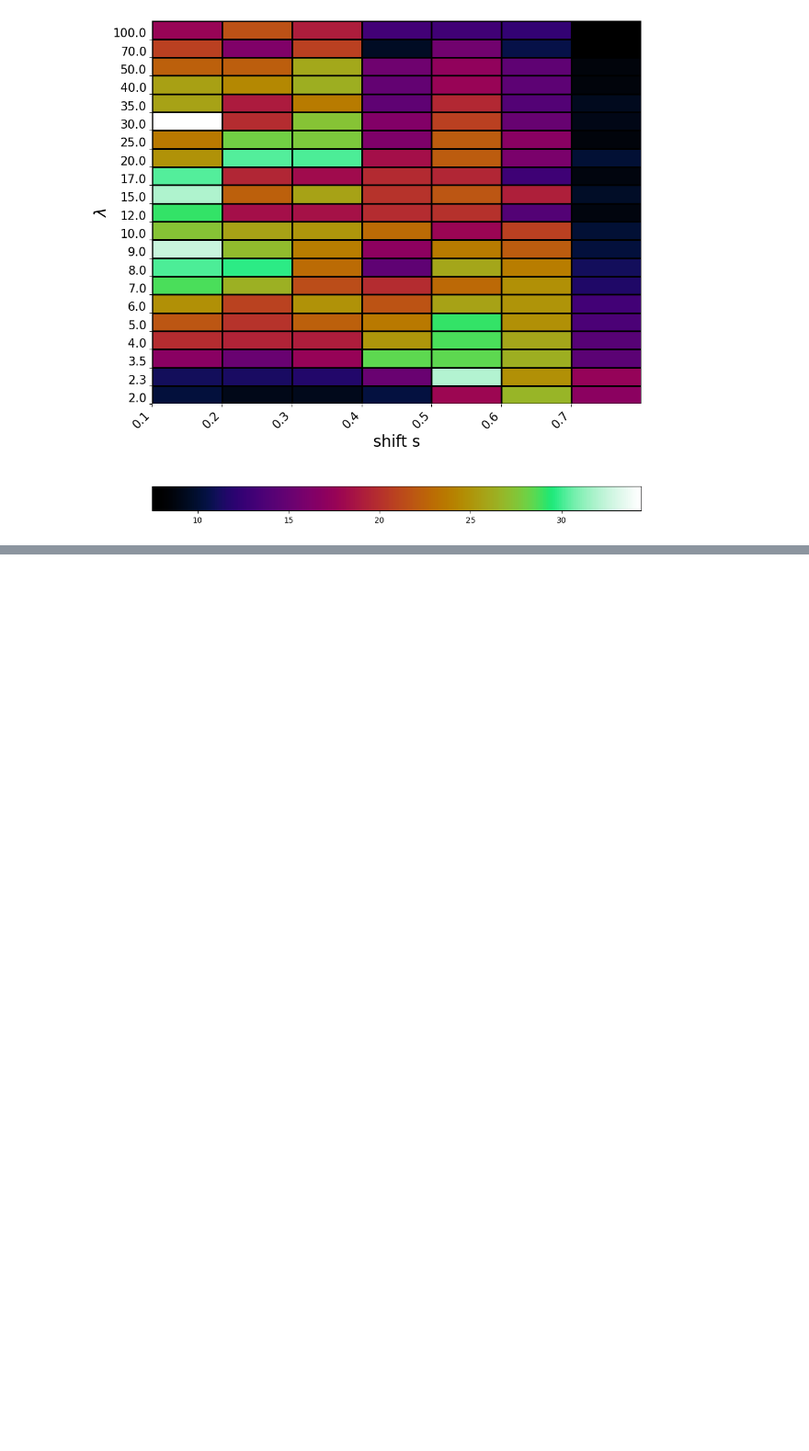
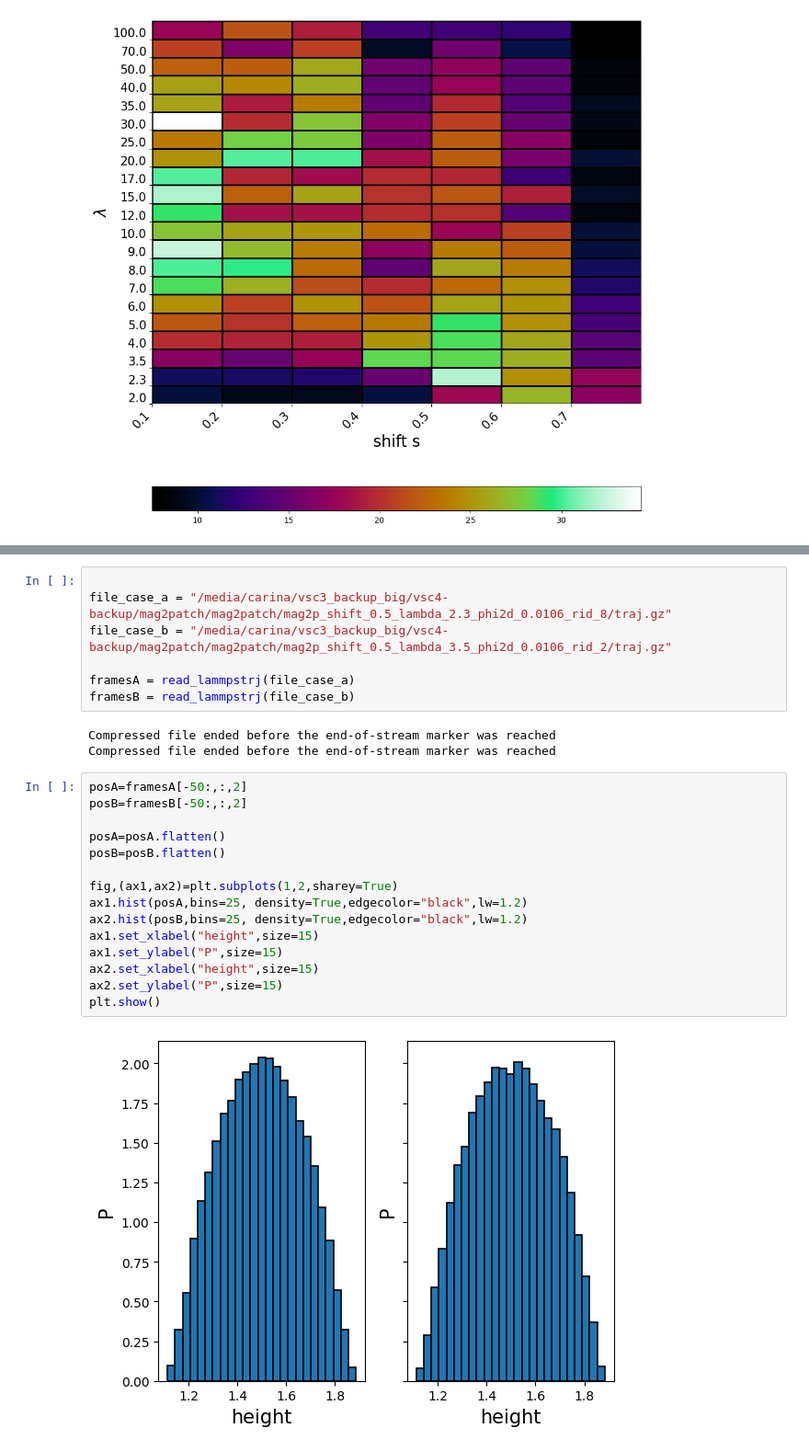
Before and after one commit to OljaOctagon/MagneticParticles, a Jupyter notebook: rigid_magnetic/mag2p_plot_bonds.ipynb, the cells around one changed output, grey strips where cells are left out. Shown at 92% size. Drawn from its saved outputs; the diff is of its cells as text; blank space fills up the shorter version.

```diff
--- a/rigid_magnetic/mag2p_plot_bonds.ipynb
+++ b/rigid_magnetic/mag2p_plot_bonds.ipynb
@@ -141,0 +217,27 @@ heatmap(largest)
+# %%
+
+file_case_a = "/media/carina/vsc3_backup_big/vsc4-backup/mag2patch/mag2patch/mag2p_shift_0.5_lambda_2.3_phi2d_0.0106_rid_8/traj.gz"
+file_case_b = "/media/carina/vsc3_backup_big/vsc4-backup/mag2patch/mag2patch/mag2p_shift_0.5_lambda_3.5_phi2d_0.0106_rid_2/traj.gz"
+
+framesA = read_lammpstrj(file_case_a)
+framesB = read_lammpstrj(file_case_b)
+# %% [output]
+Compressed file ended before the end-of-stream marker was reached
+Compressed file ended before the end-of-stream marker was reached
+# %%
+posA=framesA[-50:,:,2]
+posB=framesB[-50:,:,2]
+
+posA=posA.flatten()
+posB=posB.flatten()
+
+fig,(ax1,ax2)=plt.subplots(1,2,sharey=True)
+ax1.hist(posA,bins=25, density=True,edgecolor="black",lw=1.2)
+ax2.hist(posB,bins=25, density=True,edgecolor="black",lw=1.2)
+ax1.set_xlabel("height",size=15)
+ax1.set_ylabel("P",size=15)
+ax2.set_xlabel("height",size=15)
+ax2.set_ylabel("P",size=15)
+plt.show()
+# %% [output]
+[figure, added]
```
Also changed, not shown: parts of 4 cells of this notebook.
